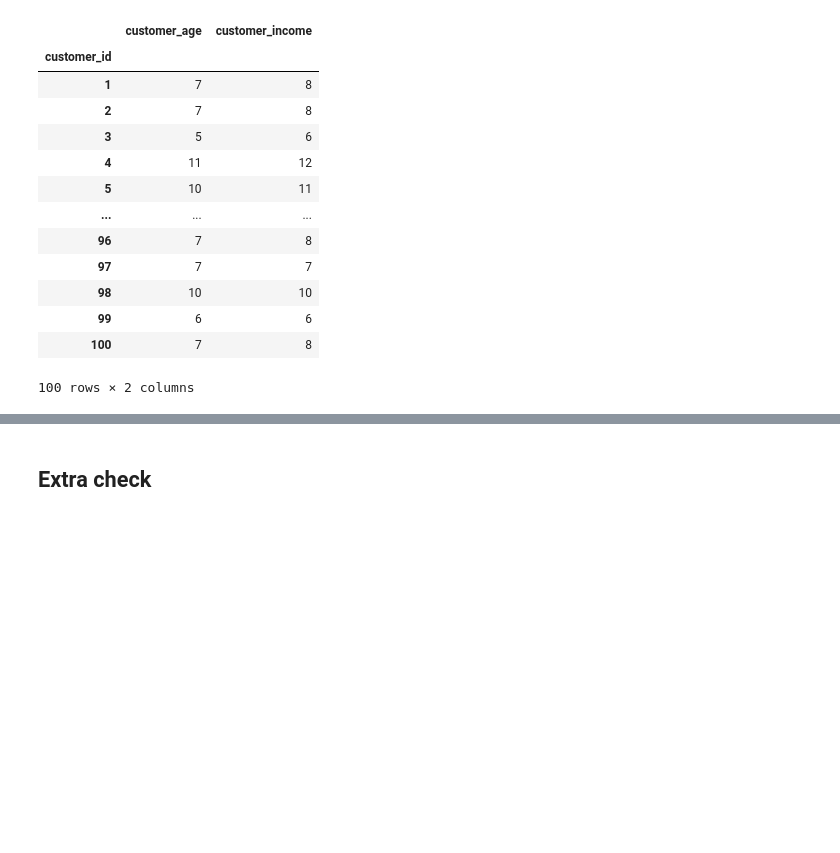
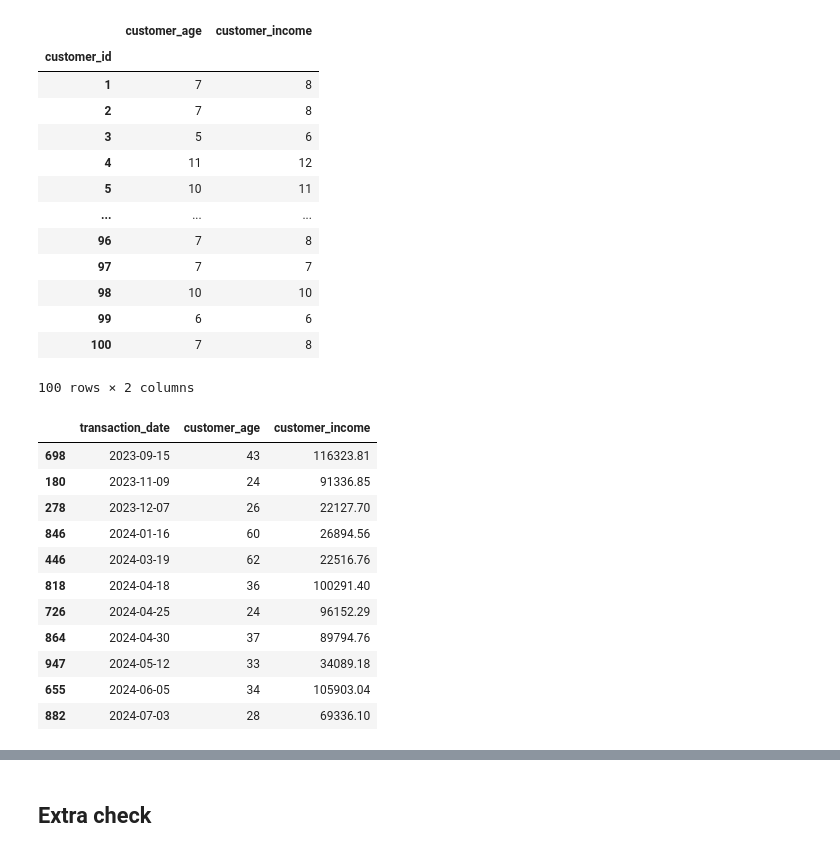
Before and after one commit to csmaiz/vw_technical_challenge, a Jupyter notebook: src/Part1_Exploratory_Data_Analysis.ipynb, the cells around one changed output, grey strips where cells are left out. Saved outputs shown, nothing was run; the diff lists cells and outputs as text; code cells hidden in the pictures; blank space fills up the shorter version.

```diff
--- a/src/Part1_Exploratory_Data_Analysis.ipynb
+++ b/src/Part1_Exploratory_Data_Analysis.ipynb
@@ -327,6 +327,21 @@ df_transactions.groupby(["customer_id"]).agg({"customer_age" : 'nunique',
 | 99 | 6 | 6 |
 | 100 | 7 | 8 |
 100 rows × 2 columns
+# %%
+df_transactions[df_transactions.customer_id==5][["transaction_date", "customer_age", "customer_income"]].sort_values(by="transaction_date")
+# %% [output]
+|  | transaction_date | customer_age | customer_income |
+| 698 | 2023-09-15 | 43 | 116323.81 |
+| 180 | 2023-11-09 | 24 | 91336.85 |
+| 278 | 2023-12-07 | 26 | 22127.70 |
+| 846 | 2024-01-16 | 60 | 26894.56 |
+| 446 | 2024-03-19 | 62 | 22516.76 |
+| 818 | 2024-04-18 | 36 | 100291.40 |
+| 726 | 2024-04-25 | 24 | 96152.29 |
+| 864 | 2024-04-30 | 37 | 89794.76 |
+| 947 | 2024-05-12 | 33 | 34089.18 |
+| 655 | 2024-06-05 | 34 | 105903.04 |
+| 882 | 2024-07-03 | 28 | 69336.10 |
 # %% [markdown]
 <div class="alert alert-block alert-warning">
 <img src="./images/warning.png" align="left" style="float" width="40">
```
Also changed, not shown: parts of 5 cells of this notebook, 2 other files.
